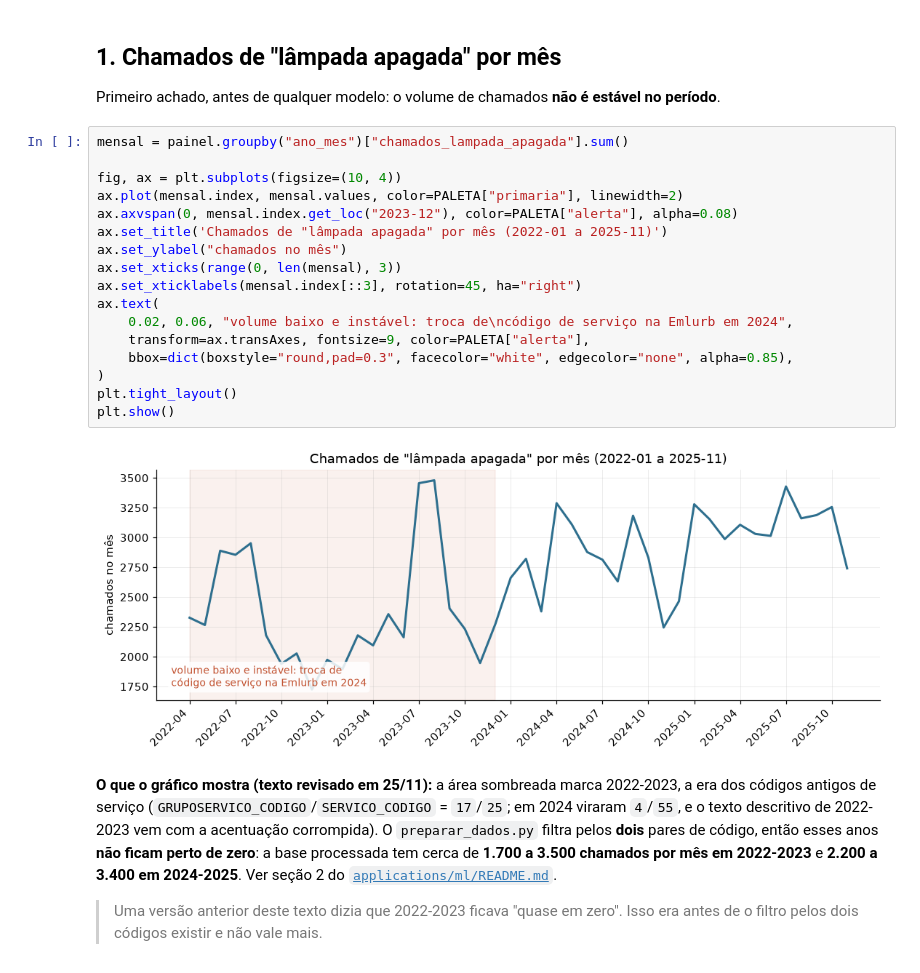
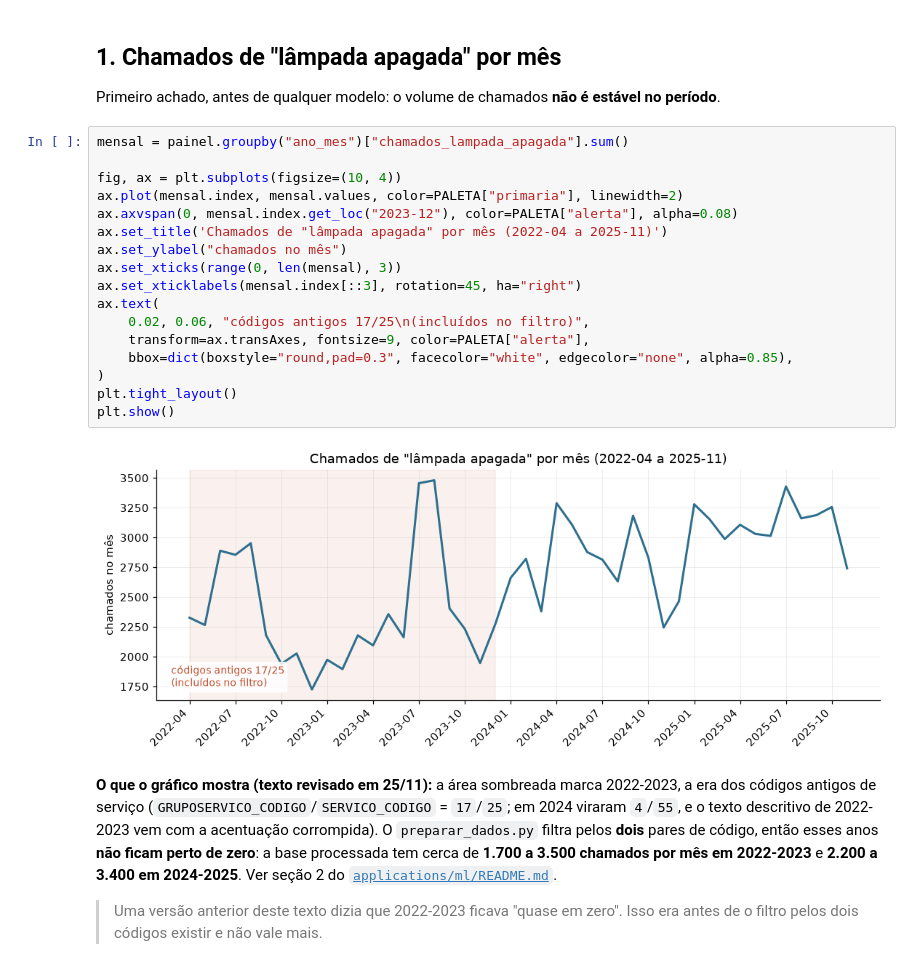
Before and after one commit to antoniolaprov/g17-iluminacao-inteligente, a Jupyter notebook: applications/ml/notebooks/01_exploracao.ipynb, the cells around one changed output. Saved outputs shown, nothing was run; the diff lists cells and outputs as text.

```diff
--- a/applications/ml/notebooks/01_exploracao.ipynb
+++ b/applications/ml/notebooks/01_exploracao.ipynb
@@ -49,22 +137,22 @@ Primeiro achado, antes de qualquer modelo: o volume de chamados **não é estáv
 # %%
 mensal = painel.groupby("ano_mes")["chamados_lampada_apagada"].sum()
 
 fig, ax = plt.subplots(figsize=(10, 4))
 ax.plot(mensal.index, mensal.values, color=PALETA["primaria"], linewidth=2)
 ax.axvspan(0, mensal.index.get_loc("2023-12"), color=PALETA["alerta"], alpha=0.08)
-ax.set_title('Chamados de "lâmpada apagada" por mês (2022-01 a 2025-11)')
+ax.set_title('Chamados de "lâmpada apagada" por mês (2022-04 a 2025-11)')
 ax.set_ylabel("chamados no mês")
 ax.set_xticks(range(0, len(mensal), 3))
 ax.set_xticklabels(mensal.index[::3], rotation=45, ha="right")
 ax.text(
-    0.02, 0.06, "volume baixo e instável: troca de\ncódigo de serviço na Emlurb em 2024",
+    0.02, 0.06, "códigos antigos 17/25\n(incluídos no filtro)",
     transform=ax.transAxes, fontsize=9, color=PALETA["alerta"],
     bbox=dict(boxstyle="round,pad=0.3", facecolor="white", edgecolor="none", alpha=0.85),
 )
 plt.tight_layout()
 plt.show()
 # %% [output]
-[figure, old version]
+[figure, new version]
 # %% [markdown]
 **O que o gráfico mostra (texto revisado em 25/11):** a área sombreada marca 2022-2023, a era dos
 códigos antigos de serviço (`GRUPOSERVICO_CODIGO`/`SERVICO_CODIGO` = `17`/`25`; em 2024 viraram `4`/`55`,
```
Also changed, not shown: parts of 11 cells of this notebook, 3 other files.
